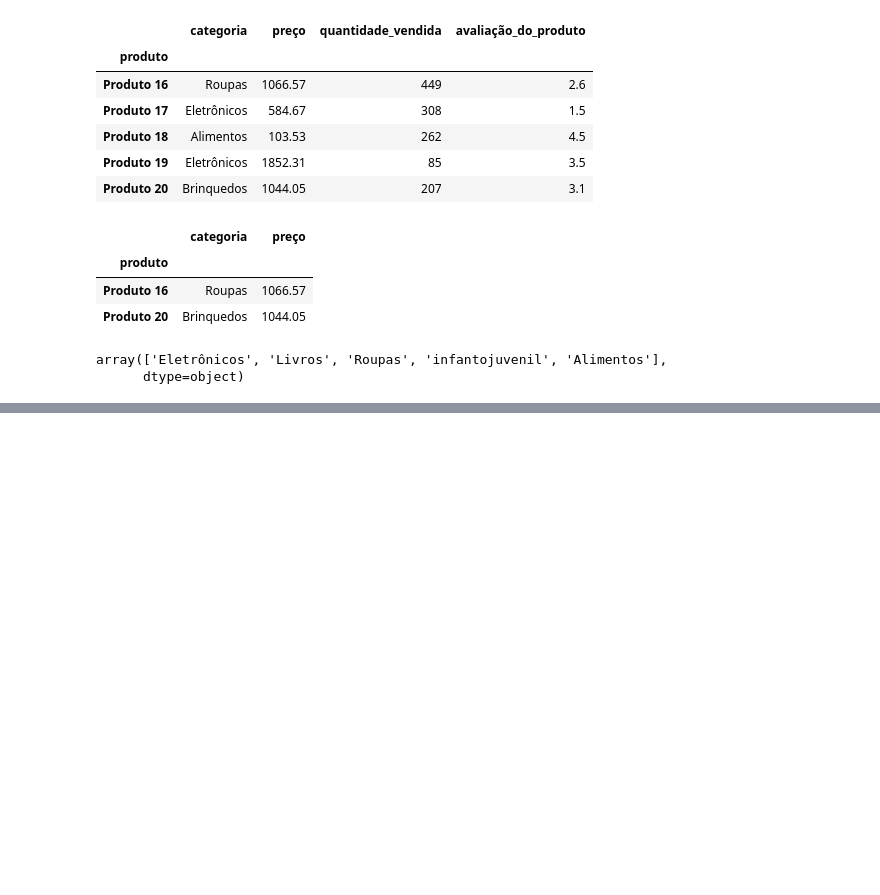
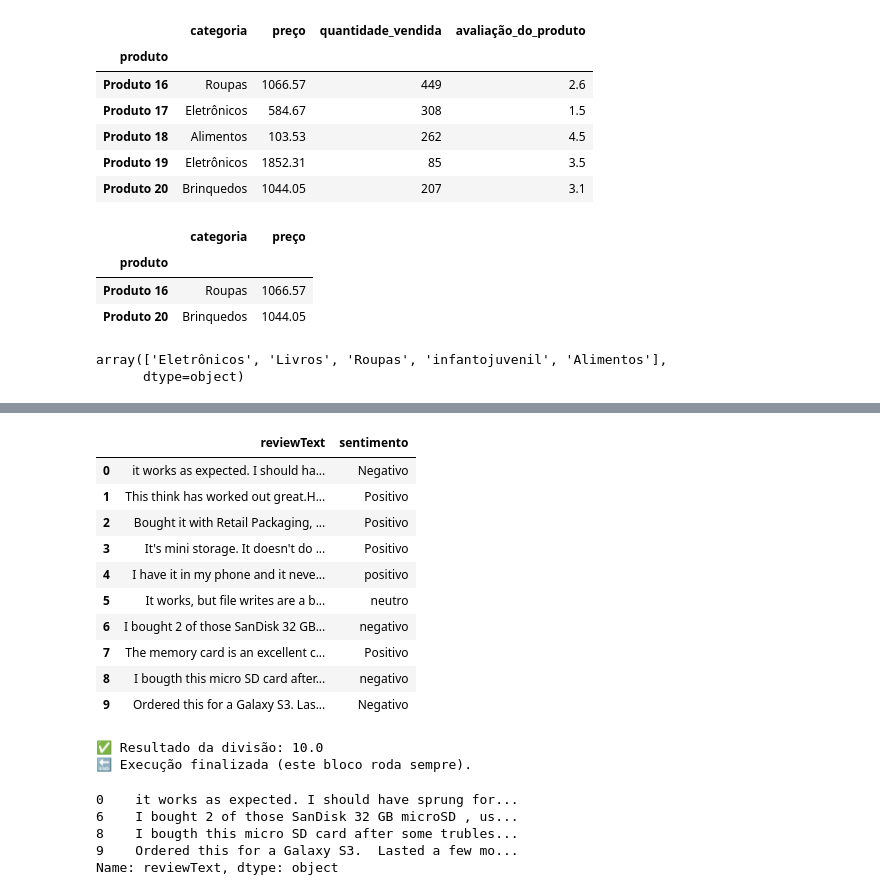
Before and after one commit to Jgonsan/Python, a Jupyter notebook: phyton_ia/python_ia.ipynb, the cells around one changed output, grey strips where cells are left out. Cells and saved outputs as stored; diff of their text form; code cells hidden in the pictures; blank space fills up the shorter version.

```diff
--- a/python_ia.ipynb
+++ b/phyton_ia/python_ia.ipynb
@@ -920,0 +915,66 @@ array(['Eletrônicos', 'Livros', 'Roupas', 'infantojuvenil', 'Alimentos'],
+# %%
+
+reviews['sentimento'] = ''
+reviews = reviews[['reviewText', 'sentimento']]
+reviews = reviews.head(20)
+
+for i, texto in enumerate(reviews['reviewText']):
+    response = model.generate_content(f"Analise o sentimento do seguinte texto e diga se é positivo, negativo ou neutro: '{texto}'. Você deve responder apenas com uma palavra: positivo, negativo ou neutro.")
+    reviews.loc[i, 'sentimento'] = response.text.strip()
+    # Pequena pausa para evitar limite de requisições
+    time.sleep(0.5)
+# %%
+reviews
+# %% [output]
+|  | reviewText | sentimento |
+| 0 | it works as expected. I should ha... | Negativo |
+| 1 | This think has worked out great.H... | Positivo |
+| 2 | Bought it with Retail Packaging, ... | Positivo |
+| 3 | It's mini storage. It doesn't do ... | Positivo |
+| 4 | I have it in my phone and it neve... | positivo |
+| 5 | It works, but file writes are a b... | neutro |
+| 6 | I bought 2 of those SanDisk 32 GB... | negativo |
+| 7 | The memory card is an excellent c... | Positivo |
+| 8 | I bougth this micro SD card after... | negativo |
+| 9 | Ordered this for a Galaxy S3. Las... | Negativo |
+# %%
+# Tratamento de erros com try, except, else e finally
+
+try:
+    # Tenta executar o código principal
+    num = int(input("Digite um número: "))
+    resultado = 10 / num
+    print(f"✅ Resultado da divisão: {resultado}")
+
+except ZeroDivisionError as e:
+    # Mensagem para o usuário
+    print("❌ Erro: não é possível dividir por zero.")
+    # Mensagem para o desenvolvedor
+    print(f"[DEBUG - Desenvolvedor] Tipo do erro: {type(e).__name__} | Detalhes: {e}")
+
+except ValueError as e:
+    print("❌ Erro: entrada inválida. Digite um número inteiro.")
+    print(f"[DEBUG - Desenvolvedor] Tipo do erro: {type(e).__name__} | Detalhes: {e}")
+
+except Exception as e:
+    # Captura qualquer outro erro inesperado
+    print("⚠️ Ocorreu um erro inesperado.")
+    print(f"[DEBUG - Desenvolvedor] Tipo do erro: {type(e).__name__} | Detalhes: {e}")
+
+finally:
+    print("🔚 Execução finalizada (este bloco roda sempre).")
+# %% [output]
+✅ Resultado da divisão: 10.0
+🔚 Execução finalizada (este bloco roda sempre).
+# %%
+
+reviews['sentimento'] = reviews['sentimento'].str.upper()
+reviews_neg = reviews[reviews['sentimento'] == 'NEGATIVO']
+reviews_neg = reviews_neg['reviewText']
+reviews_neg
+# %% [output]
+0    it works as expected. I should have sprung for...
+6    I bought 2 of those SanDisk 32 GB microSD , us...
+8    I bougth this micro SD card after some trubles...
+9    Ordered this for a Galaxy S3.  Lasted a few mo...
+Name: reviewText, dtype: object
```
Also changed, not shown: parts of 16 cells of this notebook, 20 other files.
